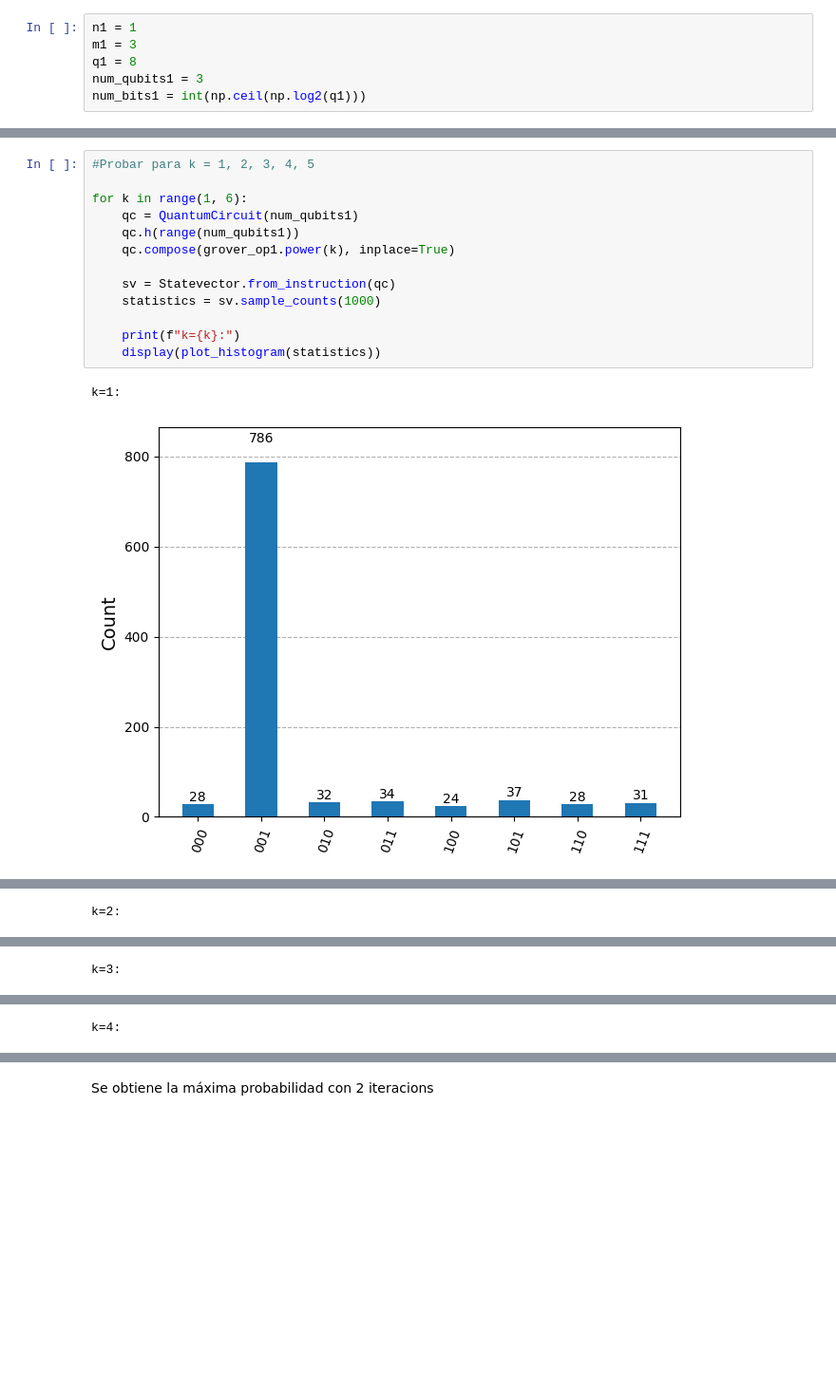
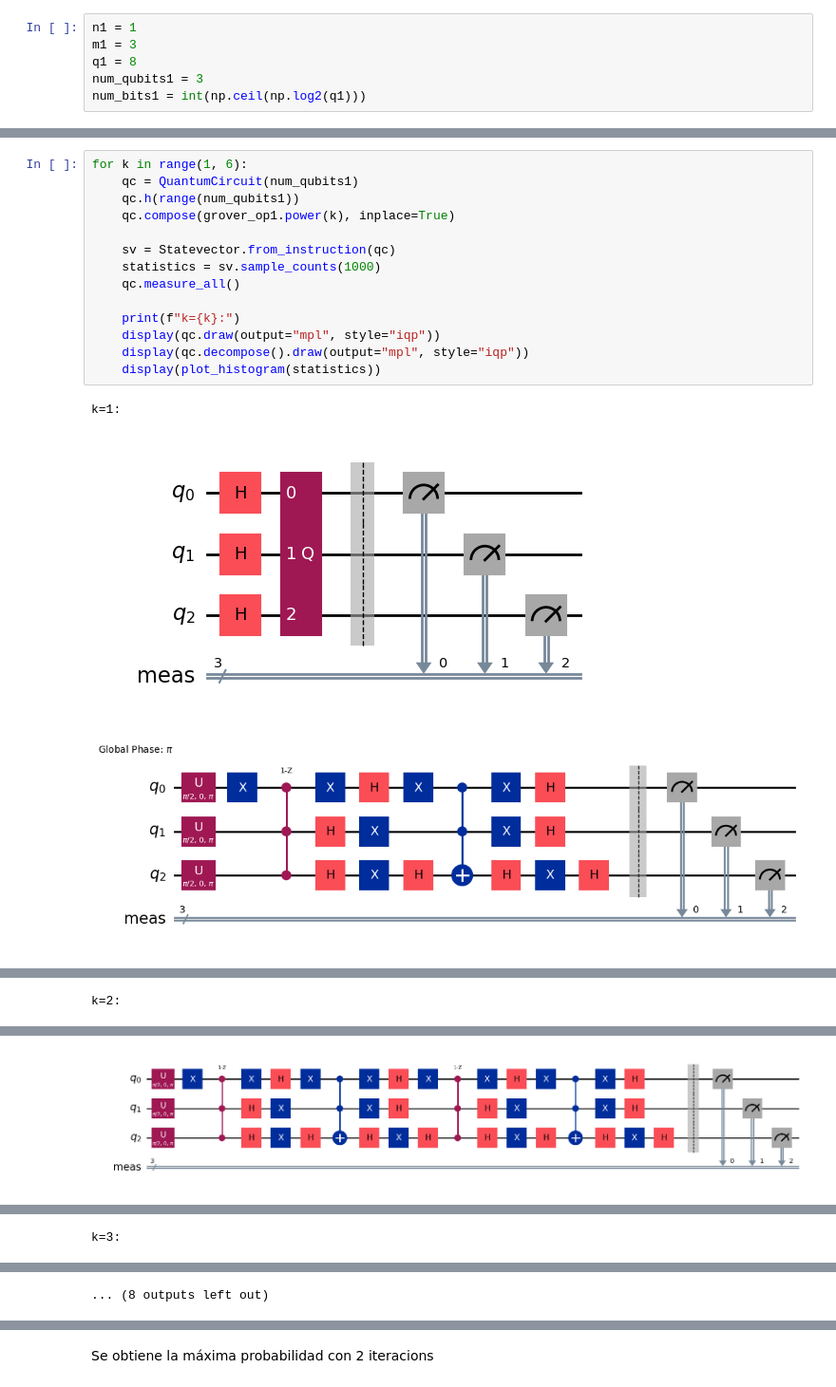
Before and after one commit to 100495718/Introduccion_criptoanalisis_cuantico_Qiskit, a Jupyter notebook: grover_lwe.ipynb, the cells around one changed output, grey strips where cells are left out. Shown at 95% size. Drawn from its saved outputs; the diff is of its cells as text; blank space fills up the shorter version.

```diff
--- a/grover_lwe.ipynb
+++ b/grover_lwe.ipynb
@@ -208,16 +208,18 @@ grover_op1.decompose().draw(output="mpl", style="iqp")
 # %%
-#Probar para k = 1, 2, 3, 4, 5
-
 for k in range(1, 6):
     qc = QuantumCircuit(num_qubits1)
     qc.h(range(num_qubits1))
     qc.compose(grover_op1.power(k), inplace=True)
 
     sv = Statevector.from_instruction(qc)
     statistics = sv.sample_counts(1000)
+    qc.measure_all()
 
     print(f"k={k}:")
+    display(qc.draw(output="mpl", style="iqp"))
+    display(qc.decompose().draw(output="mpl", style="iqp"))
     display(plot_histogram(statistics))
 # %% [output]
 k=1:
-[figure, old version]
+[figure, new version]
+[figure, new version]
@@ -225,0 +229 @@ k=2:
+[figure, new version]
@@ -228 +235 @@ k=3:
-k=4:
+... (8 outputs left out)
```
Also changed, not shown: parts of 18 cells of this notebook.
